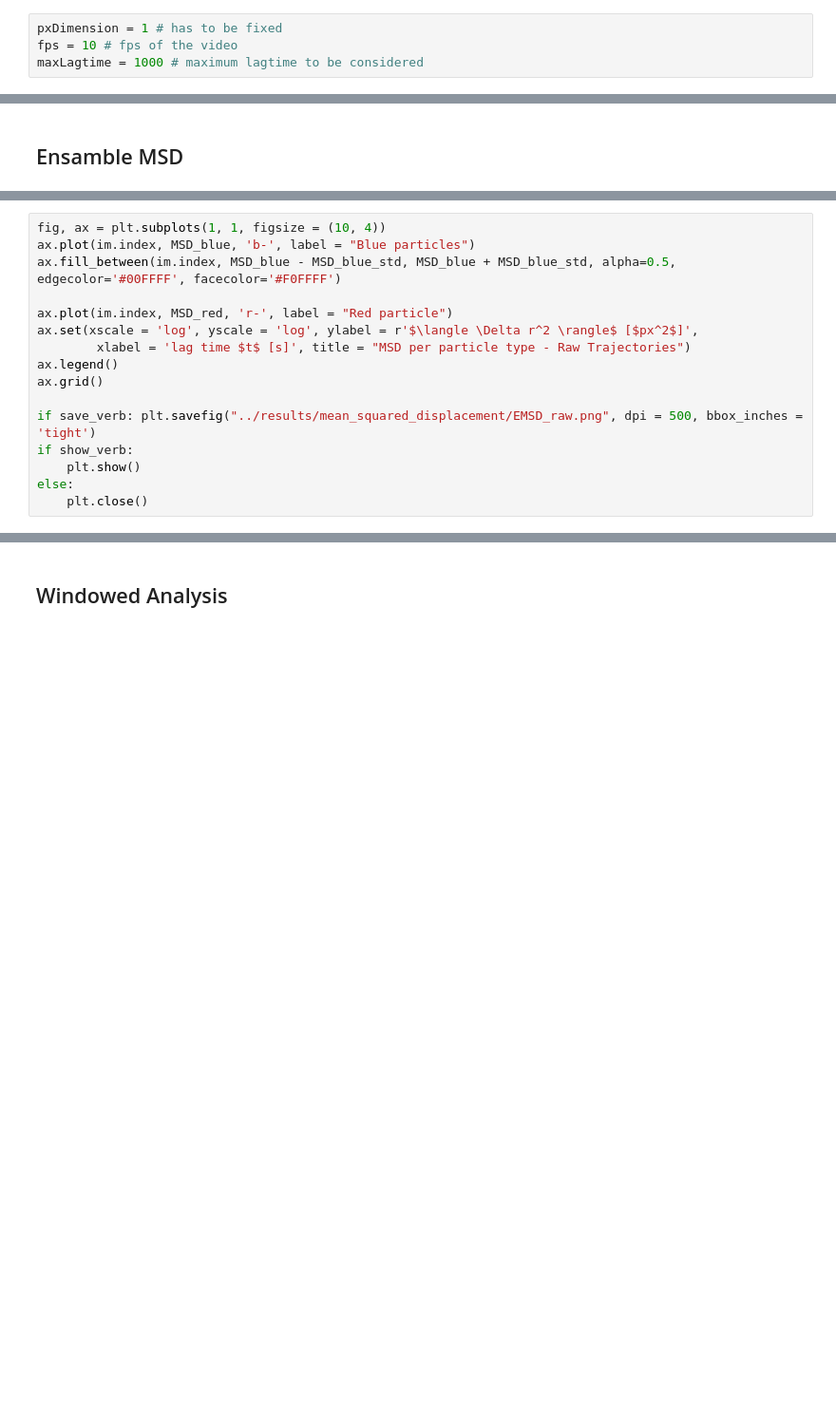
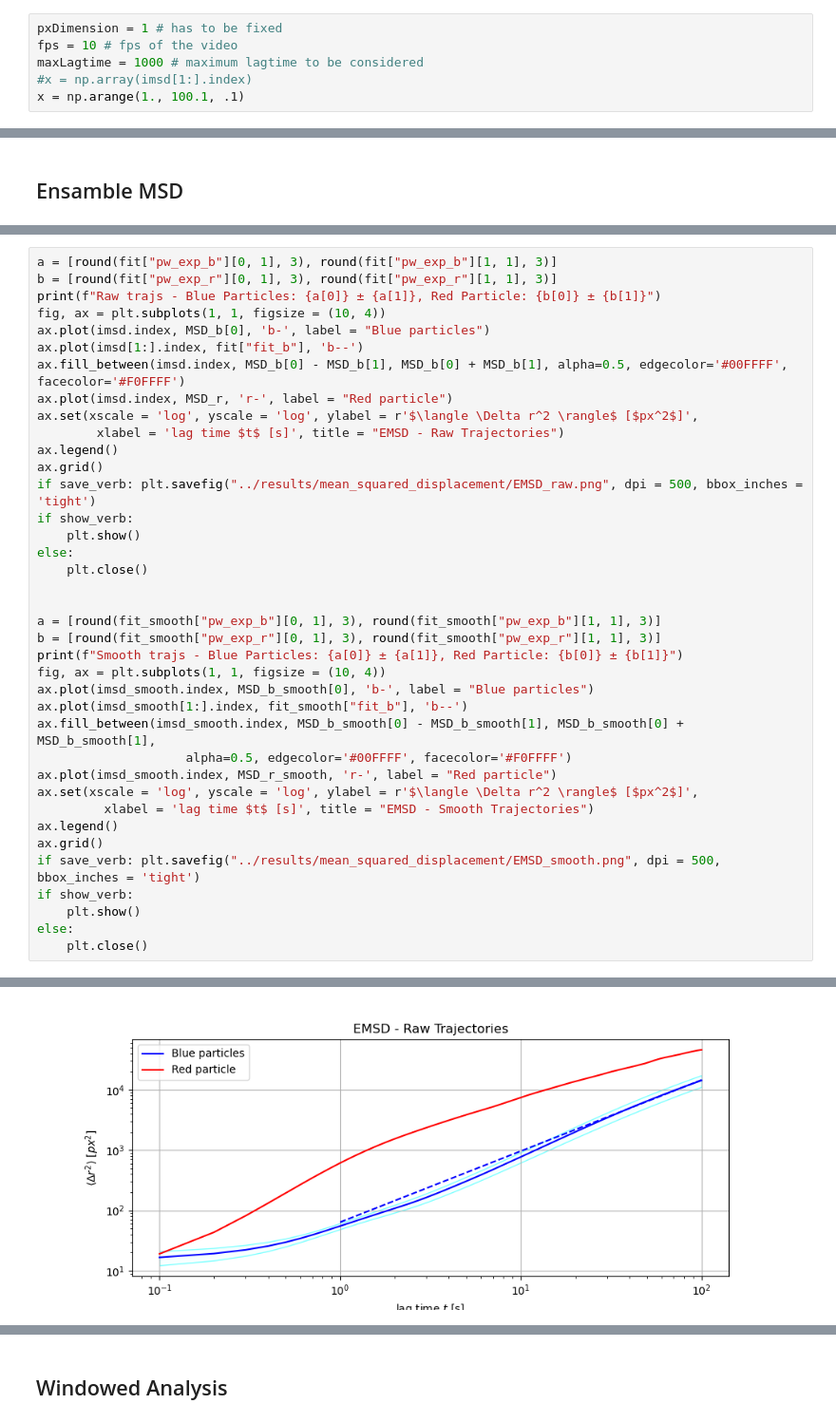
Before and after one commit to skandiz/MasterThesis, a Jupyter notebook: code/trajectoryAnalysis.ipynb, the cells around one changed output, grey strips where cells are left out. Shown at 95% size. Cells and saved outputs as stored; diff of their text form; blank space fills up the shorter version.

```diff
--- a/code/trajectoryAnalysis.ipynb
+++ b/code/trajectoryAnalysis.ipynb
@@ -66,6 +223,8 @@ for i in range(nDrops):
 pxDimension = 1 # has to be fixed
 fps = 10 # fps of the video
 maxLagtime = 1000 # maximum lagtime to be considered
+#x = np.array(imsd[1:].index)
+x = np.arange(1., 100.1, .1)
 # %% [markdown]
 ## Individual MSD
 # %%
@@ -96,16 +303,39 @@ MSD_r = MSD[:, red_particle_idx]
 # %%
+a = [round(fit["pw_exp_b"][0, 1], 3), round(fit["pw_exp_b"][1, 1], 3)]
+b = [round(fit["pw_exp_r"][0, 1], 3), round(fit["pw_exp_r"][1, 1], 3)]
+print(f"Raw trajs - Blue Particles: {a[0]} ± {a[1]}, Red Particle: {b[0]} ± {b[1]}")
 fig, ax = plt.subplots(1, 1, figsize = (10, 4))
-ax.plot(im.index, MSD_blue, 'b-', label = "Blue particles")
-ax.fill_between(im.index, MSD_blue - MSD_blue_std, MSD_blue + MSD_blue_std, alpha=0.5, edgecolor='#00FFFF', facecolor='#F0FFFF')
-
-ax.plot(im.index, MSD_red, 'r-', label = "Red particle")
+ax.plot(imsd.index, MSD_b[0], 'b-', label = "Blue particles")
+ax.plot(imsd[1:].index, fit["fit_b"], 'b--')
+ax.fill_between(imsd.index, MSD_b[0] - MSD_b[1], MSD_b[0] + MSD_b[1], alpha=0.5, edgecolor='#00FFFF', facecolor='#F0FFFF')
+ax.plot(imsd.index, MSD_r, 'r-', label = "Red particle")
 ax.set(xscale = 'log', yscale = 'log', ylabel = r'$\langle \Delta r^2 \rangle$ [$px^2$]',
-        xlabel = 'lag time $t$ [s]', title = "MSD per particle type - Raw Trajectories")
+        xlabel = 'lag time $t$ [s]', title = "EMSD - Raw Trajectories")
 ax.legend()
 ax.grid()
-
 if save_verb: plt.savefig("../results/mean_squared_displacement/EMSD_raw.png", dpi = 500, bbox_inches = 'tight')
 if show_verb:
     plt.show()
 else:
     plt.close()
+
+
+a = [round(fit_smooth["pw_exp_b"][0, 1], 3), round(fit_smooth["pw_exp_b"][1, 1], 3)]
+b = [round(fit_smooth["pw_exp_r"][0, 1], 3), round(fit_smooth["pw_exp_r"][1, 1], 3)]
+print(f"Smooth trajs - Blue Particles: {a[0]} ± {a[1]}, Red Particle: {b[0]} ± {b[1]}")
+fig, ax = plt.subplots(1, 1, figsize = (10, 4))
+ax.plot(imsd_smooth.index, MSD_b_smooth[0], 'b-', label = "Blue particles")
+ax.plot(imsd_smooth[1:].index, fit_smooth["fit_b"], 'b--')
+ax.fill_between(imsd_smooth.index, MSD_b_smooth[0] - MSD_b_smooth[1], MSD_b_smooth[0] + MSD_b_smooth[1],
+                    alpha=0.5, edgecolor='#00FFFF', facecolor='#F0FFFF')
+ax.plot(imsd_smooth.index, MSD_r_smooth, 'r-', label = "Red particle")
+ax.set(xscale = 'log', yscale = 'log', ylabel = r'$\langle \Delta r^2 \rangle$ [$px^2$]',
+         xlabel = 'lag time $t$ [s]', title = "EMSD - Smooth Trajectories")
+ax.legend()
+ax.grid()
+if save_verb: plt.savefig("../results/mean_squared_displacement/EMSD_smooth.png", dpi = 500, bbox_inches = 'tight')
+if show_verb:
+    plt.show()
+else:
+    plt.close()
+# %% [output]
@@ -111,0 +343 @@ else:
+[figure, added]
```
Also changed, not shown: parts of 80 cells of this notebook, 42 other files.
